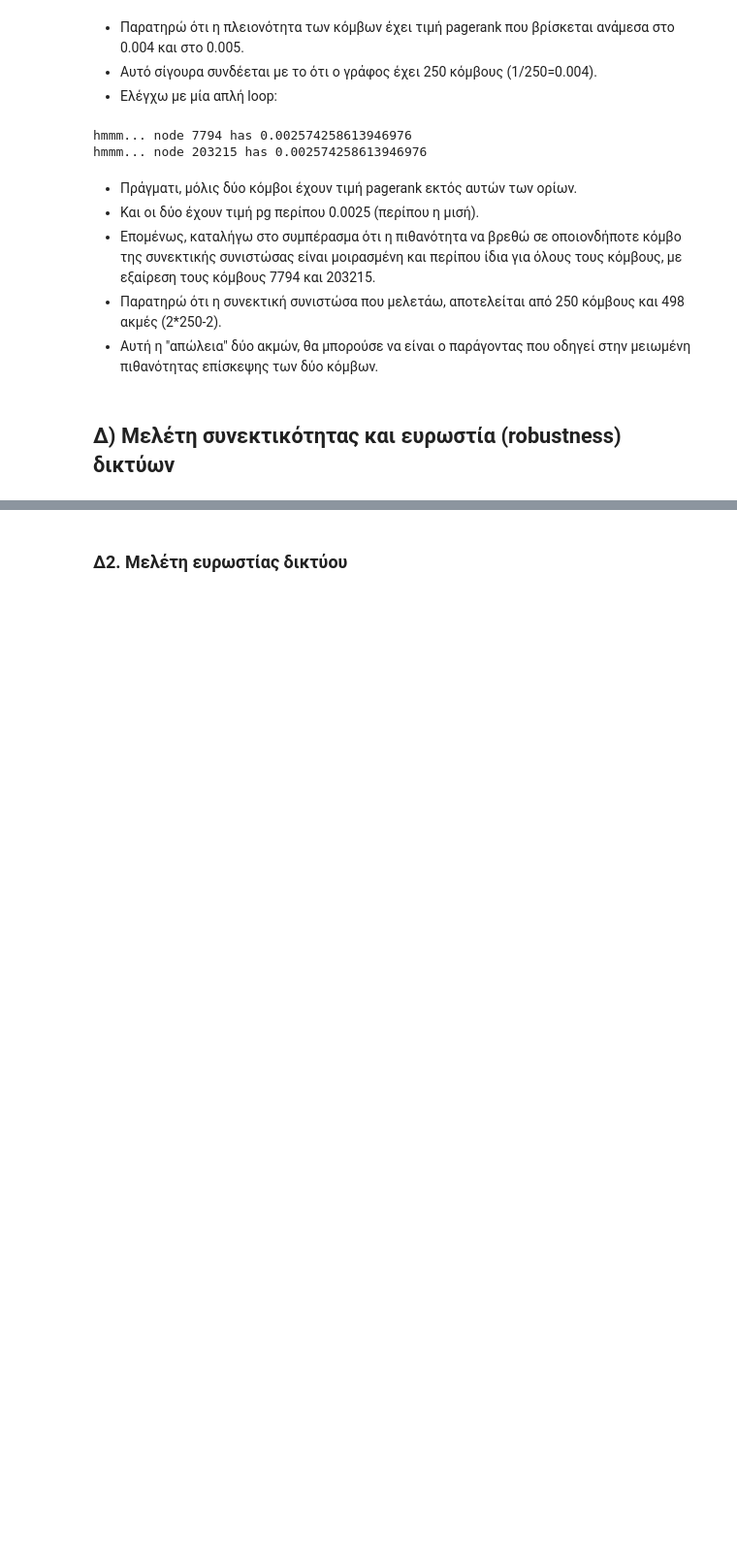
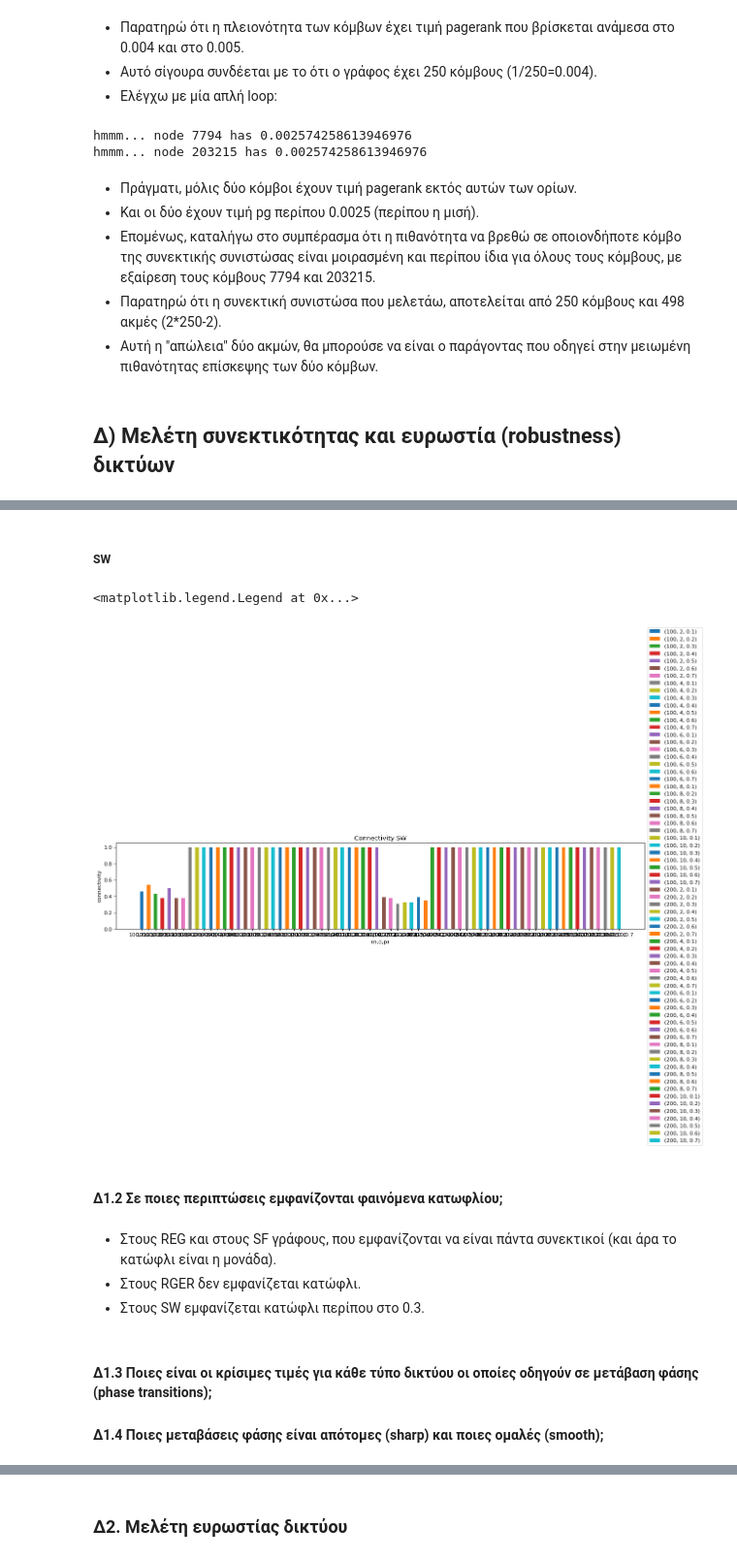
Before and after one commit to John-Atha/social-networks-NTUA, a Jupyter notebook: lab1_student_version.ipynb, the cells around one changed output, grey strips where cells are left out. Shown at 97% size. Saved outputs shown, nothing was run; the diff lists cells and outputs as text; code cells hidden in the pictures; blank space fills up the shorter version.

```diff
--- a/lab1_student_version.ipynb
+++ b/lab1_student_version.ipynb
@@ -1035,0 +1131,38 @@ Connectivity SW
+# %% [markdown]
+##### SW
+# %%
+# connectivity of SW
+ns = [100, 200]
+ds = [i for i in range(2, 11, 2)]
+ps = [p/10 for p in range(1, 8)]
+
+sw_graphs = {
+    (n, d, p): [nx.watts_strogatz_graph(n, d, p) for _ in range(100)]
+    for n in ns for d in ds for p in ps
+}
+
+plt.figure(figsize=(18, 3), dpi=80)
+plt.title("Connectivity SW")
+plt.xlabel("(n,d,p)")
+plt.ylabel("connectivity")
+
+for sw_graph in sw_graphs:
+    n, d, p = sw_graph
+    graphs = sw_graphs[sw_graph]
+    connected = sum(nx.is_connected(graph) for graph in graphs)
+    connectivity = connected/len(graphs)
+    # print(f"{n},{d},{p}:", connectivity)
+    plt.bar(f"{n},{d},{p}", height=connectivity, width=0.5)
+plt.legend([(n, d, p) for n, d, p in sw_graphs.keys()], loc='center left', bbox_to_anchor=(1, 0.5))
+# %% [output]
+<matplotlib.legend.Legend at 0x...>
+[figure, added]
+# %% [markdown]
+#### Δ1.2 Σε ποιες περιπτώσεις εμφανίζονται φαινόμενα κατωφλίου;
+# %% [markdown]
+* Στους REG και στους SF γράφους, που εμφανίζονται να είναι πάντα συνεκτικοί (και άρα το κατώφλι είναι η μονάδα).
+* Στους RGER δεν εμφανίζεται κατώφλι.
+* Στους SW εμφανίζεται κατώφλι περίπου στο 0.3.
+# %% [markdown]
+#### Δ1.3 Ποιες είναι οι κρίσιμες τιμές για κάθε τύπο δικτύου οι οποίες οδηγούν σε μετάβαση φάσης (phase transitions);
+#### Δ1.4 Ποιες μεταβάσεις φάσης είναι απότομες (sharp) και ποιες ομαλές (smooth);
```
Also changed, not shown: parts of 67 cells of this notebook.
